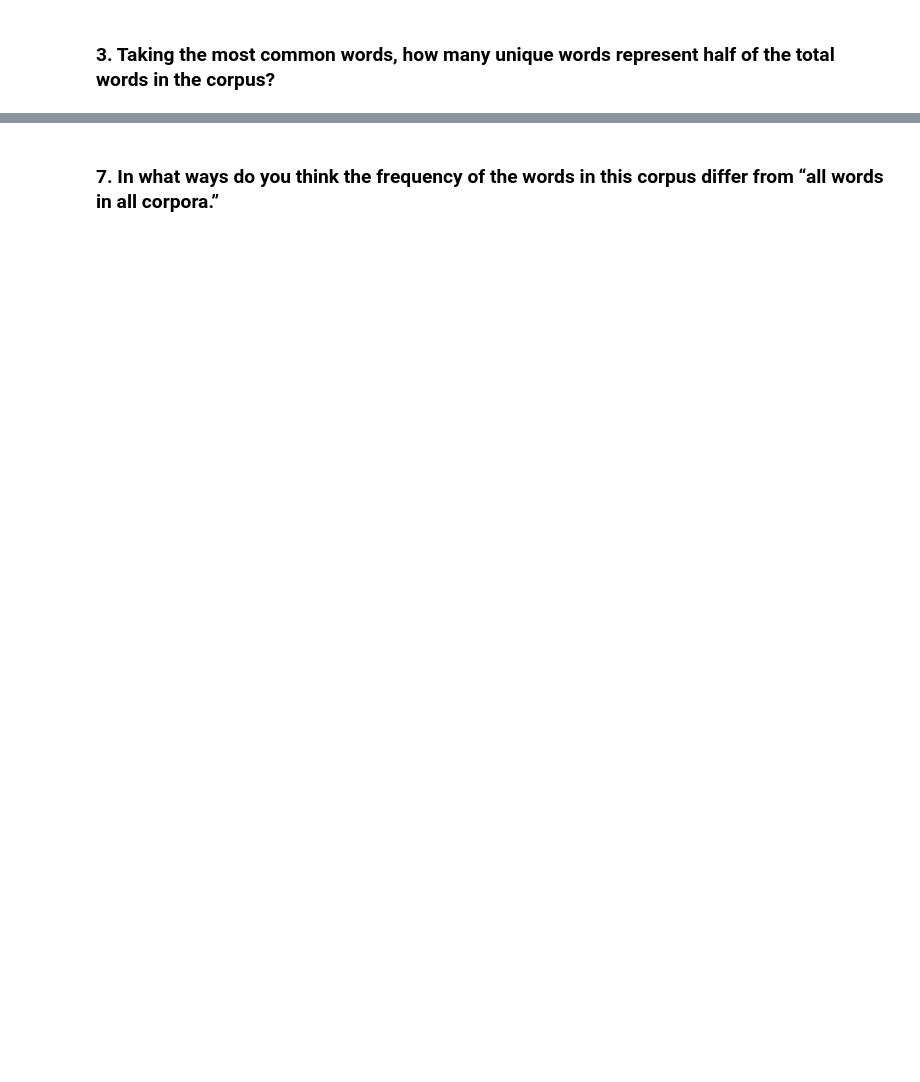
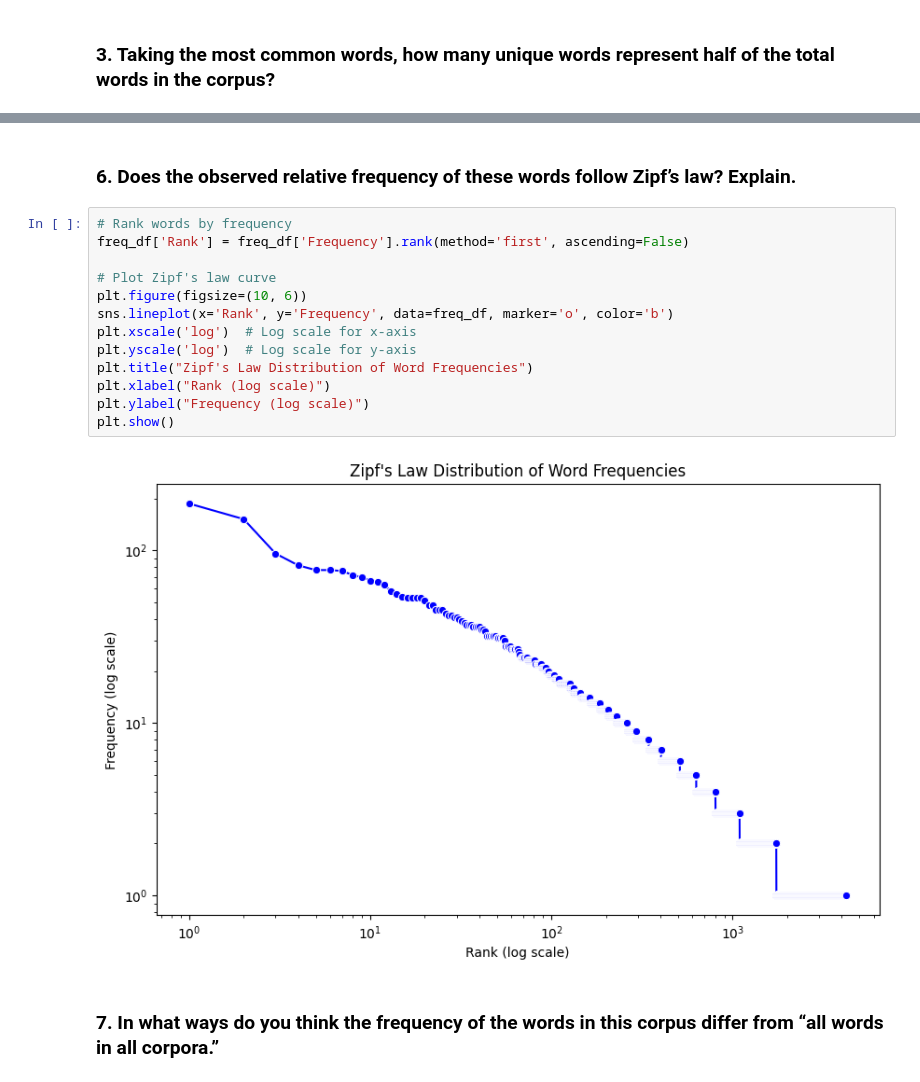
Before and after one commit to hellojohncruz/DATA-620, a Jupyter notebook: High Frequency Words/high_freq_words.ipynb, the cells around one changed output, grey strips where cells are left out. Cells and saved outputs as stored; diff of their text form; blank space fills up the shorter version.

```diff
--- a/High Frequency Words/high_freq_words.ipynb
+++ b/High Frequency Words/high_freq_words.ipynb
@@ -23,2 +196,19 @@ import nltk
+# %% [markdown]
+### 6. Does the observed relative frequency of these words follow Zipf’s law? Explain.
+# %%
+# Rank words by frequency
+freq_df['Rank'] = freq_df['Frequency'].rank(method='first', ascending=False)
+
+# Plot Zipf's law curve
+plt.figure(figsize=(10, 6))
+sns.lineplot(x='Rank', y='Frequency', data=freq_df, marker='o', color='b')
+plt.xscale('log')  # Log scale for x-axis
+plt.yscale('log')  # Log scale for y-axis
+plt.title("Zipf's Law Distribution of Word Frequencies")
+plt.xlabel("Rank (log scale)")
+plt.ylabel("Frequency (log scale)")
+plt.show()
+# %% [output]
+[figure, added]
 # %% [markdown]
 ### 7. In what ways do you think the frequency of the words in this corpus differ from “all words in all corpora.”
```
Also changed, not shown: parts of 21 cells of this notebook, 1 other file.
